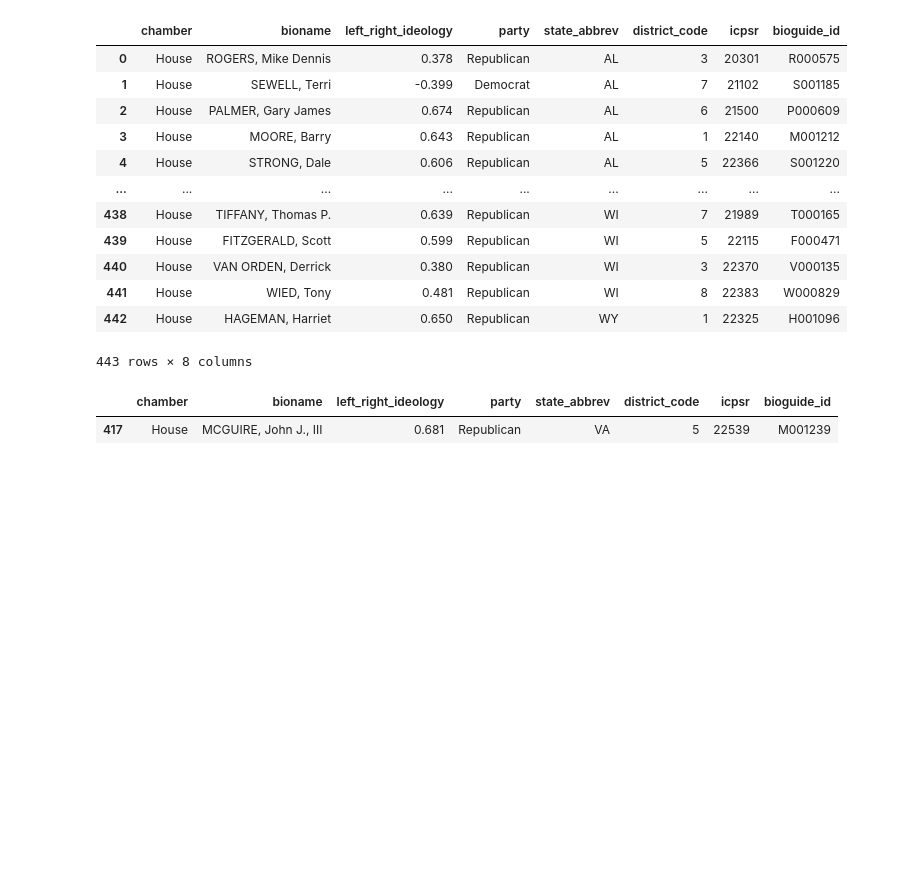
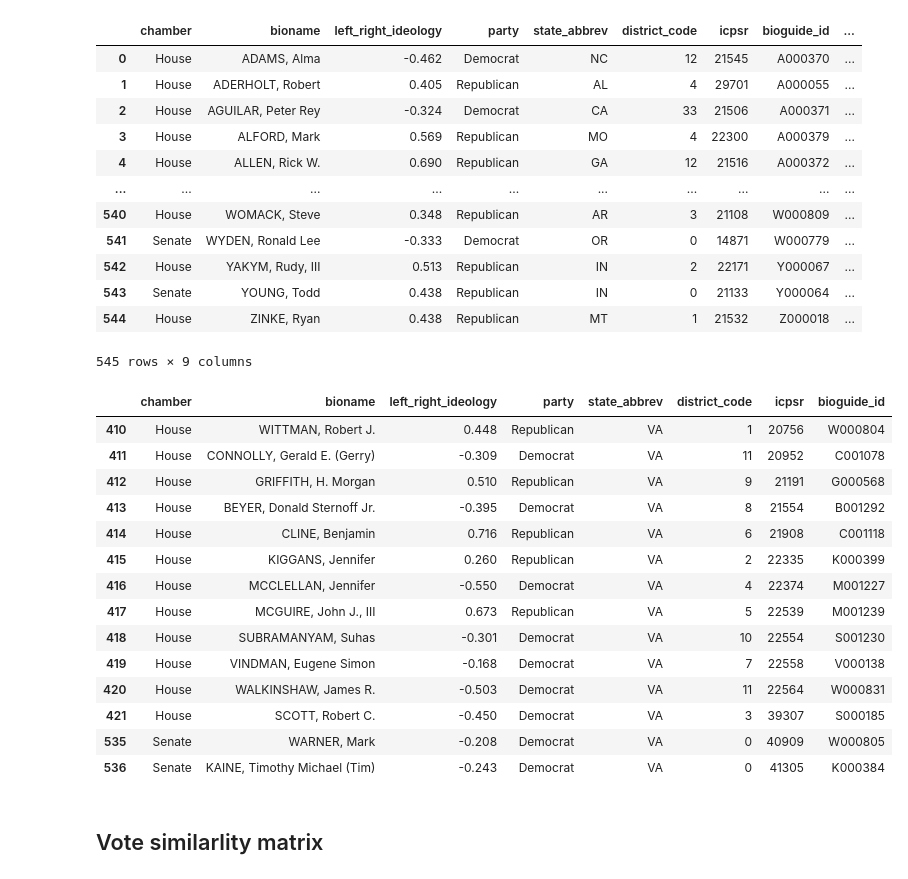
Before and after one commit to ziqian1215/DS-6600, a Jupyter notebook: notebooks/ideology.ipynb, the cells around one changed output. Drawn from its saved outputs; the diff is of its cells as text; code cells hidden in the pictures; blank space fills up the shorter version.

Commit message:
Created voting similarity table

```diff
--- a/notebooks/ideology.ipynb
+++ b/notebooks/ideology.ipynb
@@ -2,7 +2,7 @@
 import numpy as numpy
 import pandas as pd
 # %%
-url = "https://voteview.com/static/data/out/members/H119_members.csv"
+url = "https://voteview.com/static/data/out/members/HS119_members.csv"
 ideology = pd.read_csv(url)
 ideology.head(3).T
 
@@ -35,8 +36,7 @@ party_code
 Name: count, dtype: int64
 # %%
-replace_map = {200: 'Republican', 100: 'Democrat'}
+replace_map = {200: 'Republican', 100: 'Democrat', 328: 'Independent'}
 
 ideology['party'] = ideology['party_code'].replace(replace_map)
-ideology['party_code'].value_counts()
-ideology
+ideology['party'].value_counts()
 # %% [output]
@@ -90,22 +99,37 @@ ideology
 # %%
-ideology_crosswalk = pd.merge(ideology, crosswalk, on='bioname')
+ideology_crosswalk = pd.merge(ideology, crosswalk, on ='bioname', how = 'outer', validate = 'one_to_one', indicator= 'matched')
 ideology_crosswalk
 # %% [output]
-|  | chamber | bioname | left_right_ideology | party | state_abbrev | district_code | icpsr | bioguide_id |
-| 0 | House | ROGERS, Mike Dennis | 0.378 | Republican | AL | 3 | 20301 | R000575 |
-| 1 | House | SEWELL, Terri | -0.399 | Democrat | AL | 7 | 21102 | S001185 |
-| 2 | House | PALMER, Gary James | 0.674 | Republican | AL | 6 | 21500 | P000609 |
-| 3 | House | MOORE, Barry | 0.643 | Republican | AL | 1 | 22140 | M001212 |
-| 4 | House | STRONG, Dale | 0.606 | Republican | AL | 5 | 22366 | S001220 |
-| ... | ... | ... | ... | ... | ... | ... | ... | ... |
-| 438 | House | TIFFANY, Thomas P. | 0.639 | Republican | WI | 7 | 21989 | T000165 |
-| 439 | House | FITZGERALD, Scott | 0.599 | Republican | WI | 5 | 22115 | F000471 |
-| 440 | House | VAN ORDEN, Derrick | 0.380 | Republican | WI | 3 | 22370 | V000135 |
-| 441 | House | WIED, Tony | 0.481 | Republican | WI | 8 | 22383 | W000829 |
-| 442 | House | HAGEMAN, Harriet | 0.650 | Republican | WY | 1 | 22325 | H001096 |
+|  | chamber | bioname | left_right_ideology | party | state_abbrev | district_code | icpsr | bioguide_id | ... |
+| 0 | House | ADAMS, Alma | -0.462 | Democrat | NC | 12 | 21545 | A000370 | ... |
+| 1 | House | ADERHOLT, Robert | 0.405 | Republican | AL | 4 | 29701 | A000055 | ... |
+| 2 | House | AGUILAR, Peter Rey | -0.324 | Democrat | CA | 33 | 21506 | A000371 | ... |
+| 3 | House | ALFORD, Mark | 0.569 | Republican | MO | 4 | 22300 | A000379 | ... |
+| 4 | House | ALLEN, Rick W. | 0.690 | Republican | GA | 12 | 21516 | A000372 | ... |
+| ... | ... | ... | ... | ... | ... | ... | ... | ... | ... |
+| 540 | House | WOMACK, Steve | 0.348 | Republican | AR | 3 | 21108 | W000809 | ... |
+| 541 | Senate | WYDEN, Ronald Lee | -0.333 | Democrat | OR | 0 | 14871 | W000779 | ... |
+| 542 | House | YAKYM, Rudy, III | 0.513 | Republican | IN | 2 | 22171 | Y000067 | ... |
+| 543 | Senate | YOUNG, Todd | 0.438 | Republican | IN | 0 | 21133 | Y000064 | ... |
+| 544 | House | ZINKE, Ryan | 0.438 | Republican | MT | 1 | 21532 | Z000018 | ... |
-443 rows × 8 columns
+545 rows × 9 columns
 # %%
-ideology_crosswalk.query("state_abbrev == 'VA' & district_code == 5")
+ideology_crosswalk.query("state_abbrev == 'VA'")
 # %% [output]
 |  | chamber | bioname | left_right_ideology | party | state_abbrev | district_code | icpsr | bioguide_id |
-| 417 | House | MCGUIRE, John J., III | 0.681 | Republican | VA | 5 | 22539 | M001239 |
+| 410 | House | WITTMAN, Robert J. | 0.448 | Republican | VA | 1 | 20756 | W000804 |
+| 411 | House | CONNOLLY, Gerald E. (Gerry) | -0.309 | Democrat | VA | 11 | 20952 | C001078 |
+| 412 | House | GRIFFITH, H. Morgan | 0.510 | Republican | VA | 9 | 21191 | G000568 |
+| 413 | House | BEYER, Donald Sternoff Jr. | -0.395 | Democrat | VA | 8 | 21554 | B001292 |
+| 414 | House | CLINE, Benjamin | 0.716 | Republican | VA | 6 | 21908 | C001118 |
+| 415 | House | KIGGANS, Jennifer | 0.260 | Republican | VA | 2 | 22335 | K000399 |
+| 416 | House | MCCLELLAN, Jennifer | -0.550 | Democrat | VA | 4 | 22374 | M001227 |
+| 417 | House | MCGUIRE, John J., III | 0.673 | Republican | VA | 5 | 22539 | M001239 |
+| 418 | House | SUBRAMANYAM, Suhas | -0.301 | Democrat | VA | 10 | 22554 | S001230 |
+| 419 | House | VINDMAN, Eugene Simon | -0.168 | Democrat | VA | 7 | 22558 | V000138 |
+| 420 | House | WALKINSHAW, James R. | -0.503 | Democrat | VA | 11 | 22564 | W000831 |
+| 421 | House | SCOTT, Robert C. | -0.450 | Democrat | VA | 3 | 39307 | S000185 |
+| 535 | Senate | WARNER, Mark | -0.208 | Democrat | VA | 0 | 40909 | W000805 |
+| 536 | Senate | KAINE, Timothy Michael (Tim) | -0.243 | Democrat | VA | 0 | 41305 | K000384 |
+# %% [markdown]
+## Vote similarlity matrix
```
Also changed, not shown: parts of 22 cells of this notebook.
